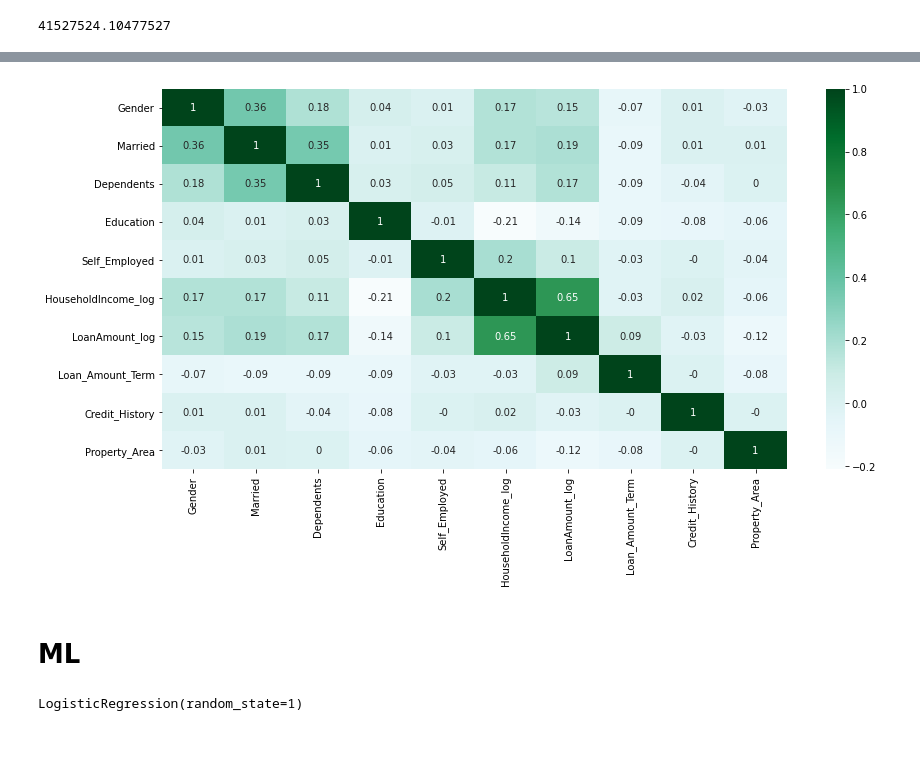
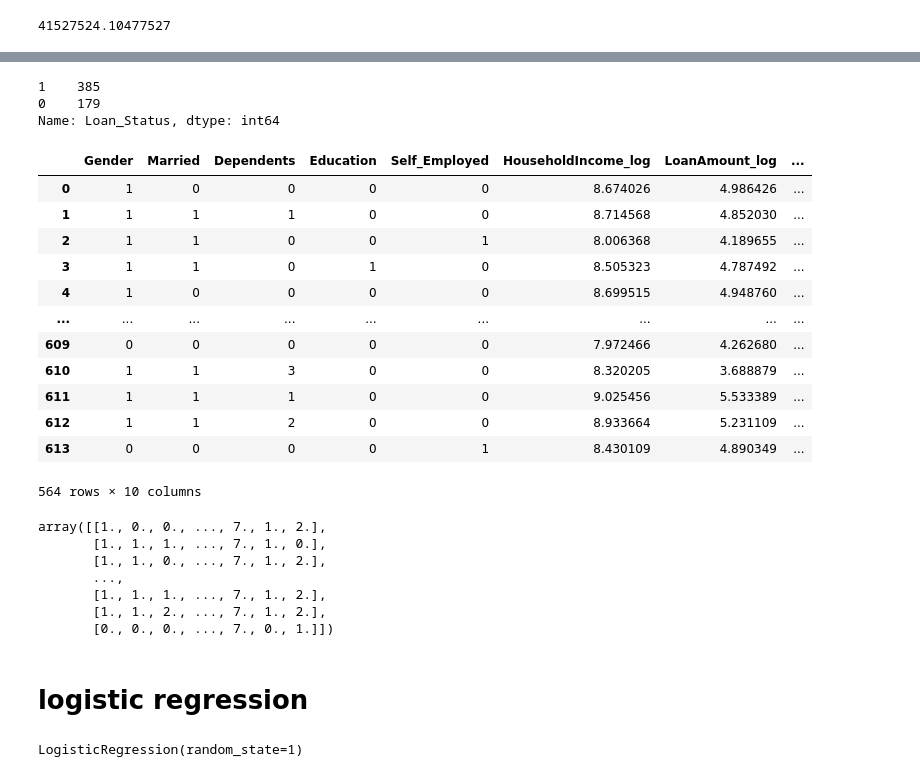
Before and after one commit to Mayowa9/Accepted-or-Denied-Credit-Scoring-Machine-Learning, a Jupyter notebook: supervised loan1.ipynb, the cells around one changed output, grey strips where cells are left out. Drawn from its saved outputs; the diff is of its cells as text; code cells hidden in the pictures; blank space fills up the shorter version.

```diff
--- a/supervised loan1.ipynb
+++ b/supervised loan1.ipynb
@@ -398,14 +351,41 @@ data[features].sample(10)
-# %%
-fig,ax=plt.subplots(figsize=(14, 7))
-sns.heatmap(data=data[features].corr().round(2),annot=True,cmap="BuGn")
-plt.show()
-# %% [output]
-[figure, removed]
-# %% [markdown]
-# ML
+# %%
+#target value information
+data['Loan_Status'].value_counts()
+# %% [output]
+1    385
+0    179
+Name: Loan_Status, dtype: int64
 # %%
 # split the data into test and train
 X = data[features]
 y = data['Loan_Status']
 X_train, X_test, y_train, y_test = train_test_split(X, y, stratify=y, test_size=0.25, random_state=1)
+# %%
+X
+# %% [output]
+|  | Gender | Married | Dependents | Education | Self_Employed | HouseholdIncome_log | LoanAmount_log | ... |
+| 0 | 1 | 0 | 0 | 0 | 0 | 8.674026 | 4.986426 | ... |
+| 1 | 1 | 1 | 1 | 0 | 0 | 8.714568 | 4.852030 | ... |
+| 2 | 1 | 1 | 0 | 0 | 1 | 8.006368 | 4.189655 | ... |
+| 3 | 1 | 1 | 0 | 1 | 0 | 8.505323 | 4.787492 | ... |
+| 4 | 1 | 0 | 0 | 0 | 0 | 8.699515 | 4.948760 | ... |
+| ... | ... | ... | ... | ... | ... | ... | ... | ... |
+| 609 | 0 | 0 | 0 | 0 | 0 | 7.972466 | 4.262680 | ... |
+| 610 | 1 | 1 | 3 | 0 | 0 | 8.320205 | 3.688879 | ... |
+| 611 | 1 | 1 | 1 | 0 | 0 | 9.025456 | 5.533389 | ... |
+| 612 | 1 | 1 | 2 | 0 | 0 | 8.933664 | 5.231109 | ... |
+| 613 | 0 | 0 | 0 | 0 | 1 | 8.430109 | 4.890349 | ... |
+564 rows × 10 columns
+# %%
+X.values
+# %% [output]
+array([[1., 0., 0., ..., 7., 1., 2.],
+       [1., 1., 1., ..., 7., 1., 0.],
+       [1., 1., 0., ..., 7., 1., 2.],
+       ...,
+       [1., 1., 1., ..., 7., 1., 2.],
+       [1., 1., 2., ..., 7., 1., 2.],
+       [0., 0., 0., ..., 7., 0., 1.]])
+# %% [markdown]
+# logistic regression
 # %%
```
Also changed, not shown: parts of 61 cells of this notebook.
